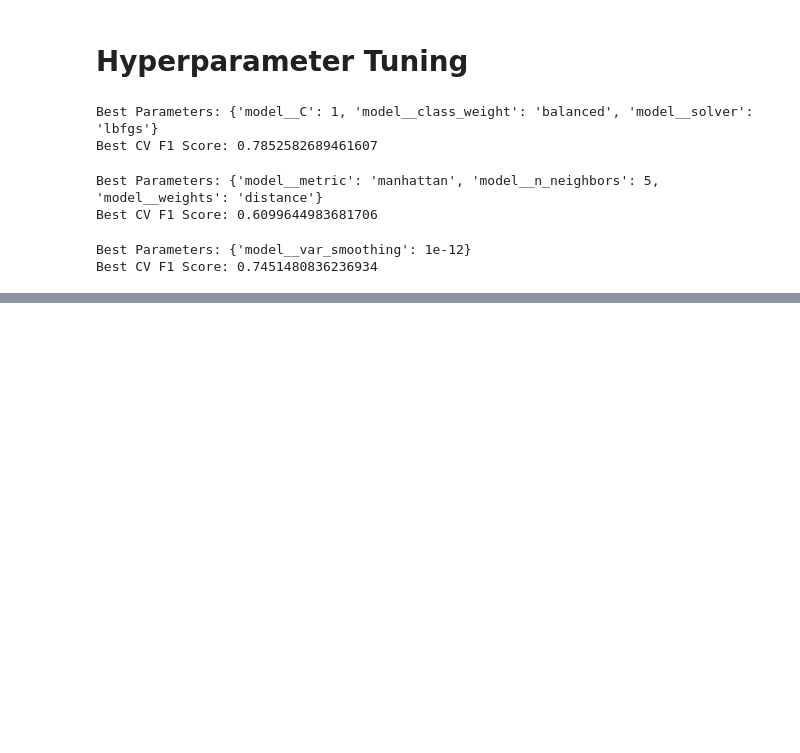
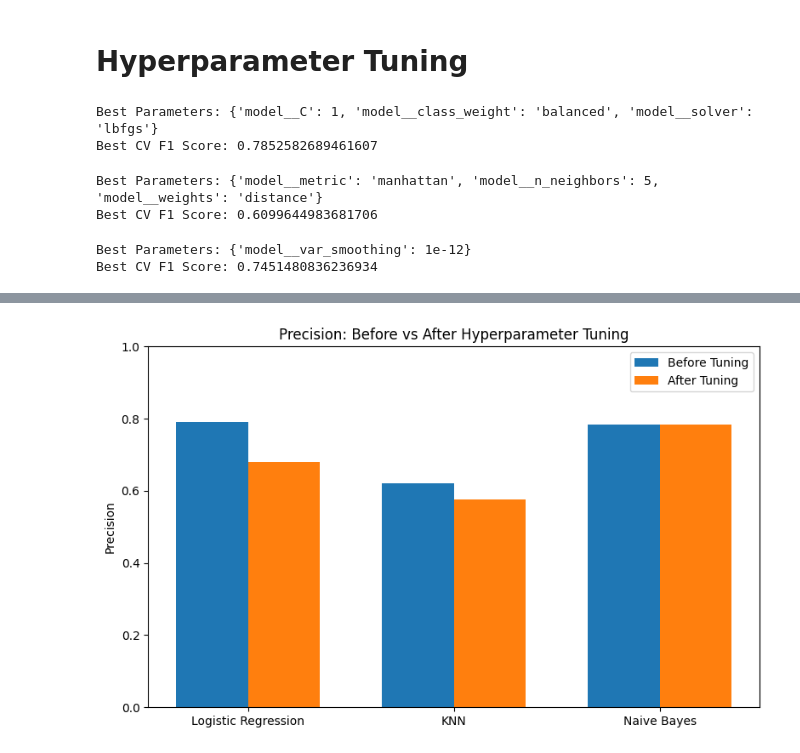
Before and after one commit to hassancodeshub/CreditWise-Loan-System, a Jupyter notebook: credit_wise_loan_approval_system.ipynb, the cells around one changed output, grey strips where cells are left out. Drawn from its saved outputs; the diff is of its cells as text; code cells hidden in the pictures; blank space fills up the shorter version.

Commit message:
Results Comparision

```diff
--- a/credit_wise_loan_approval_system.ipynb
+++ b/credit_wise_loan_approval_system.ipynb
@@ -534,0 +690,81 @@ Best CV F1 Score: 0.7451480836236934
+# %%
+models = results_df["Model"]
+
+x = np.arange(len(models))
+width = 0.35
+
+plt.figure(figsize = (8, 5))
+
+plt.bar(
+    x - width/2,
+    results_df["Before Precision"],
+    width,
+    label = "Before Tuning"
+)
+
+plt.bar(
+    x + width/2,
+    results_df["After Precision"],
+    width,
+    label = "After Tuning"
+)
+
+plt.xticks(x, models)
+plt.ylabel("Precision")
+plt.title("Precision: Before vs After Hyperparameter Tuning")
+plt.ylim(0, 1)
+plt.legend()
+plt.tight_layout()
+plt.show()
+
+
+plt.figure(figsize = (8, 5))
+
+plt.bar(
+    x - width/2,
+    results_df["Before Recall"],
+    width,
+    label = "Before Tuning"
+)
+
+plt.bar(
+    x + width/2,
+    results_df["After Recall"],
+    width,
+    label = "After Tuning"
+)
+
+plt.xticks(x, models)
+plt.ylabel("Recall")
+plt.title("Recall: Before vs After Hyperparameter Tuning")
+plt.ylim(0, 1)
+plt.legend()
+plt.tight_layout()
+plt.show()
+
+
+plt.figure(figsize = (8, 5))
+
+plt.bar(
+    x - width/2,
+    results_df["Before F1"],
+    width,
+    label = "Before Tuning"
+)
+
+plt.bar(
+    x + width/2,
+    results_df["After F1"],
+    width,
+    label = "After Tuning"
+)
+
+plt.xticks(x, models)
+plt.ylabel("F1 Score")
+plt.title("F1 Score: Before vs After Hyperparameter Tuning")
+plt.ylim(0, 1)
+plt.legend()
+plt.tight_layout()
+plt.show()
+# %% [output]
+[figure, added]
```
Also changed, not shown: parts of 8 cells of this notebook.
